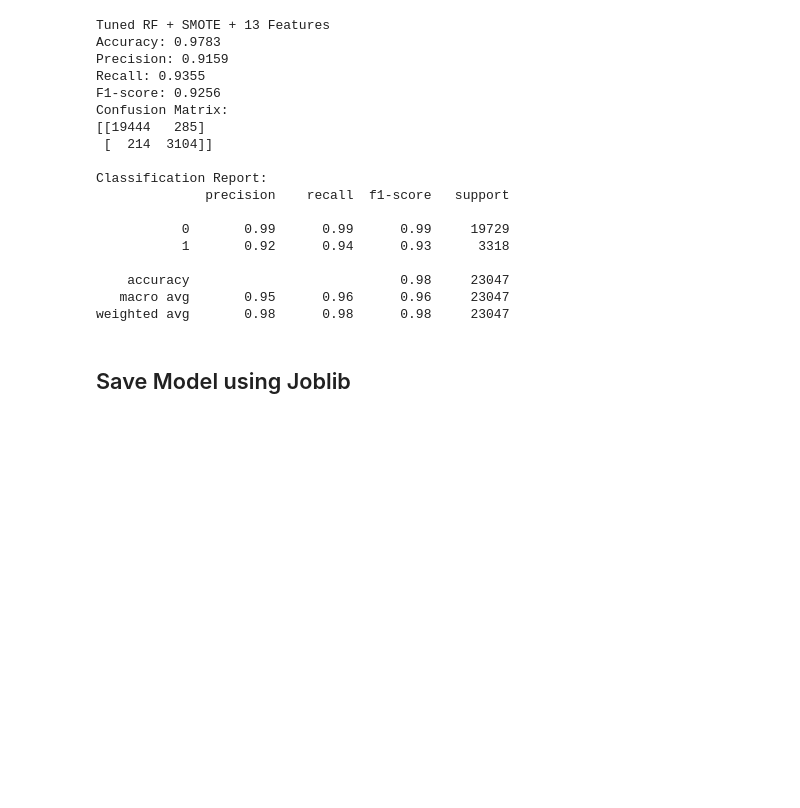
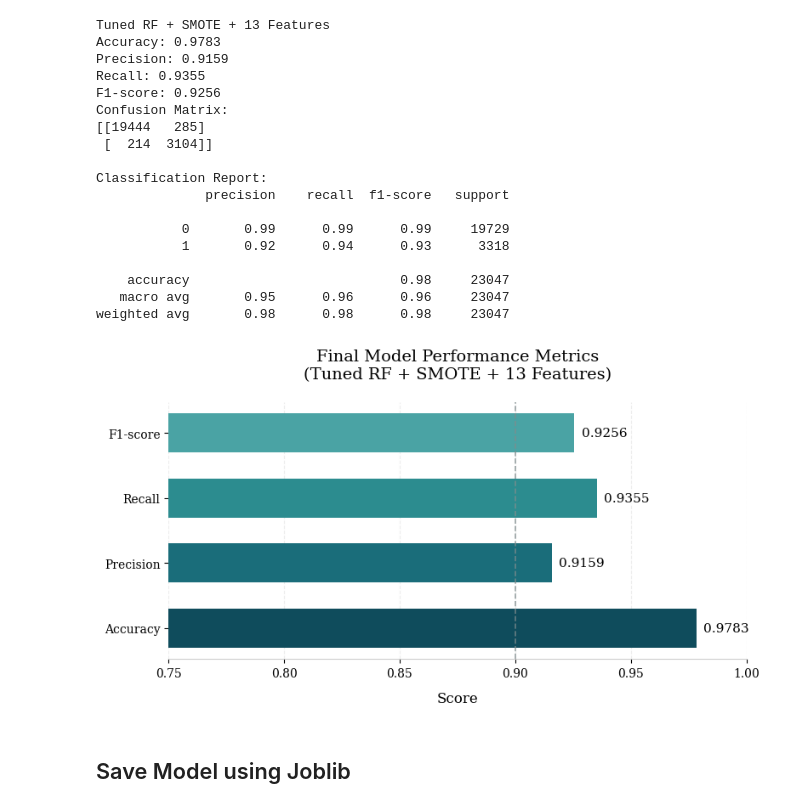
Before and after one commit to QMathsdude/phishing-url-detector, a Jupyter notebook: notebooks/02_ML.ipynb, the cells around one changed output. Cells and saved outputs as stored; diff of their text form; code cells hidden in the pictures; blank space fills up the shorter version.

```diff
--- a/notebooks/02_ML.ipynb
+++ b/notebooks/02_ML.ipynb
@@ -1086,6 +1084,50 @@ Classification Report:
     accuracy                           0.98     23047
    macro avg       0.95      0.96      0.96     23047
 weighted avg       0.98      0.98      0.98     23047
+# %%
+import matplotlib.pyplot as plt
+import numpy as np
+
+# Set serif font
+plt.rcParams['font.family'] = 'serif'
+plt.rcParams['font.serif'] = ['Times New Roman'] + plt.rcParams['font.serif']
+
+# Data
+metric_names = ['Accuracy', 'Precision', 'Recall', 'F1-score']
+scores = [0.9783, 0.9159, 0.9355, 0.9256]
+
+# Modern colour palette (teal gradient)
+colors = ['#0F4C5C', '#1A6D7A', '#2C8C8F', '#4AA3A4']
+
+fig, ax = plt.subplots(figsize=(8, 4.5))
+bars = ax.barh(metric_names, scores, color=colors, edgecolor='none', height=0.6)
+
+# Value labels
+for bar, score in zip(bars, scores):
+    ax.text(bar.get_width() + 0.003, bar.get_y() + bar.get_height()/2,
+            f'{score:.4f}', va='center', fontsize=11,
+            bbox=dict(facecolor='white', edgecolor='none', alpha=0.7, pad=1))
+
+ax.set_xlim(0.75, 1.0)
+ax.set_xlabel('Score', fontsize=12, labelpad=10)
+ax.set_title('Final Model Performance Metrics\n(Tuned RF + SMOTE + 13 Features)',
+             fontsize=14, pad=20)
+
+# Baseline line
+ax.axvline(0.9, color='#7F8C8D', linestyle='--', linewidth=1.2, alpha=0.8)
+
+# Clean spines & grid
+ax.spines['top'].set_visible(False)
+ax.spines['right'].set_visible(False)
+ax.spines['left'].set_visible(False)
+ax.spines['bottom'].set_color('#CCCCCC')
+ax.xaxis.grid(True, linestyle='--', alpha=0.4, color='#D3D3D3')
+ax.set_axisbelow(True)
+
+plt.tight_layout()
+plt.show()
+# %% [output]
+[figure, added]
 # %% [markdown]
 ## Save Model using Joblib
 # %%
```
Also changed, not shown: parts of 2 cells of this notebook.
